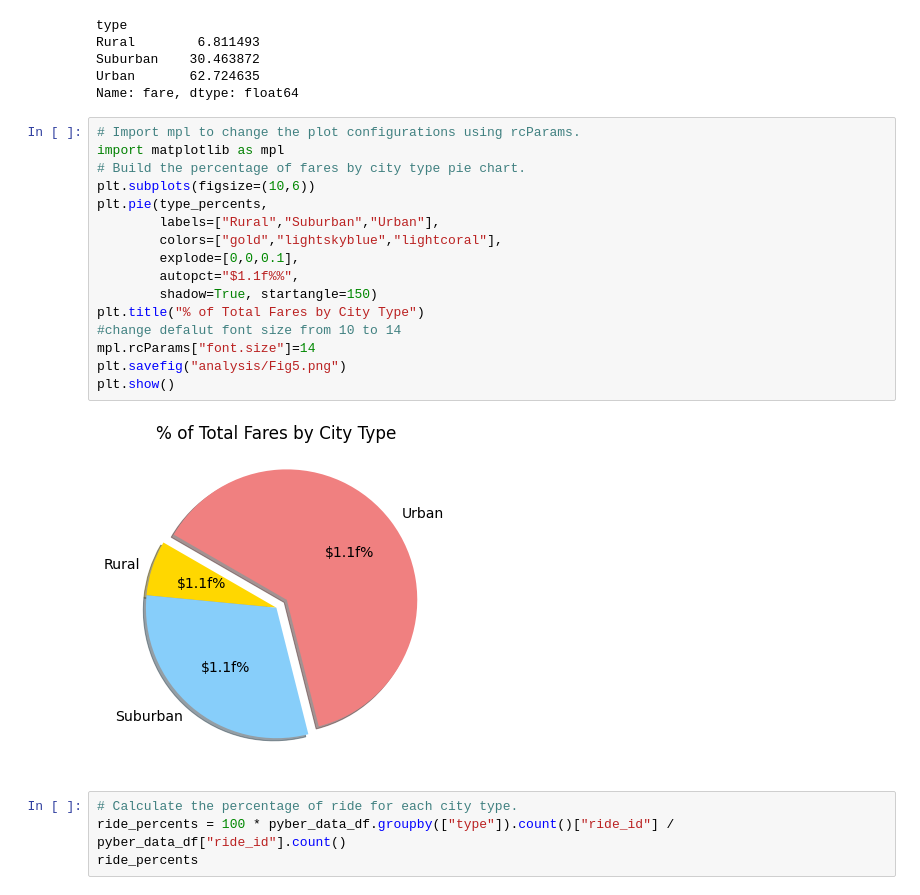
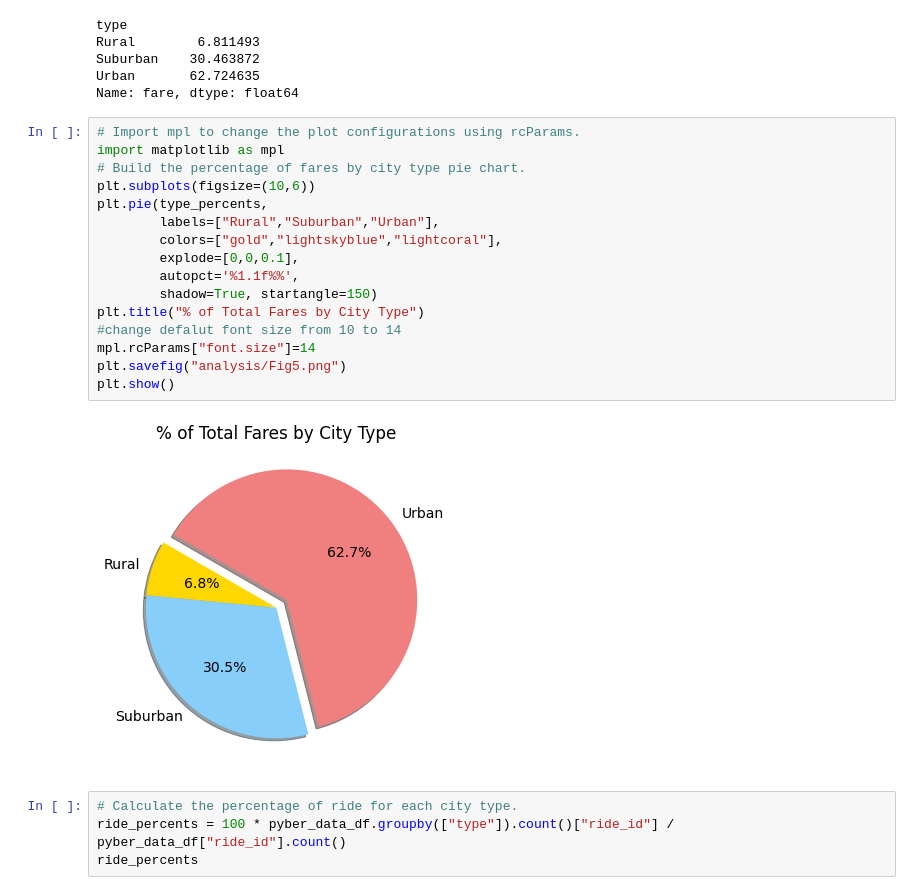
Before and after one commit to alexzhangzzf/PyBer_Analysis, a Jupyter notebook: PyBer.ipynb, the cells around one changed output. Drawn from its saved outputs; the diff is of its cells as text.

```diff
--- a/PyBer.ipynb
+++ b/PyBer.ipynb
@@ -732,21 +732,21 @@ Name: fare, dtype: float64
 # %%
 # Import mpl to change the plot configurations using rcParams.
 import matplotlib as mpl
 # Build the percentage of fares by city type pie chart.
 plt.subplots(figsize=(10,6))
 plt.pie(type_percents,
         labels=["Rural","Suburban","Urban"],
         colors=["gold","lightskyblue","lightcoral"],
         explode=[0,0,0.1],
-        autopct="$1.1f%%",
+        autopct='%1.1f%%',
         shadow=True, startangle=150)
 plt.title("% of Total Fares by City Type")
 #change defalut font size from 10 to 14
 mpl.rcParams["font.size"]=14
 plt.savefig("analysis/Fig5.png")
 plt.show()
 # %% [output]
-[figure, old version]
+[figure, new version]
 # %%
 # Calculate the percentage of ride for each city type.
 ride_percents = 100 * pyber_data_df.groupby(["type"]).count()["ride_id"] / pyber_data_df["ride_id"].count()
```
Also changed, not shown: parts of 2 cells of this notebook, 3 other files.
